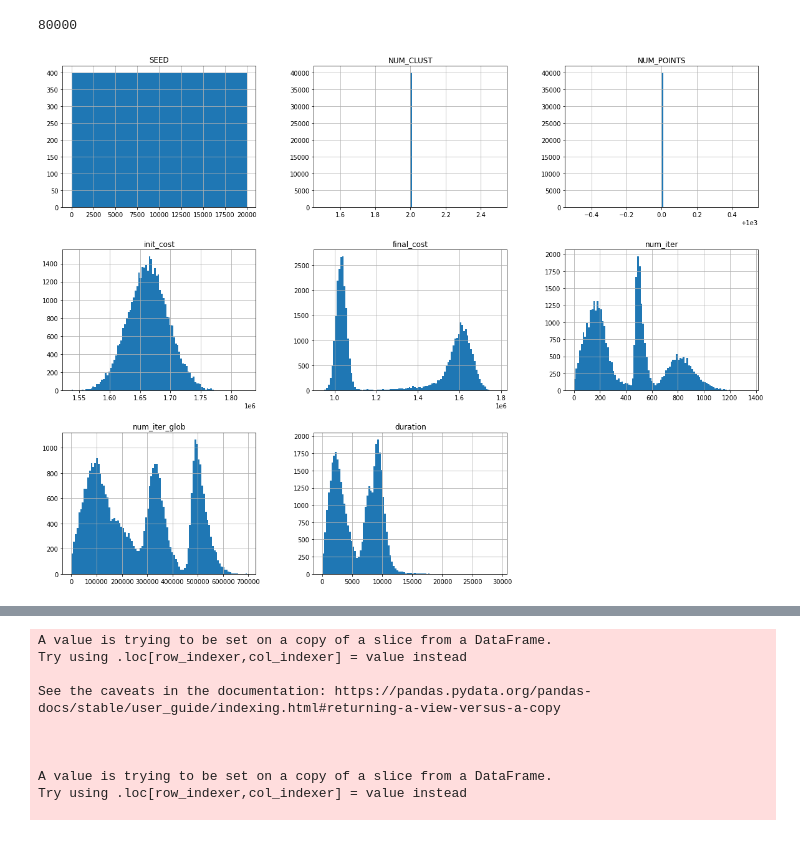
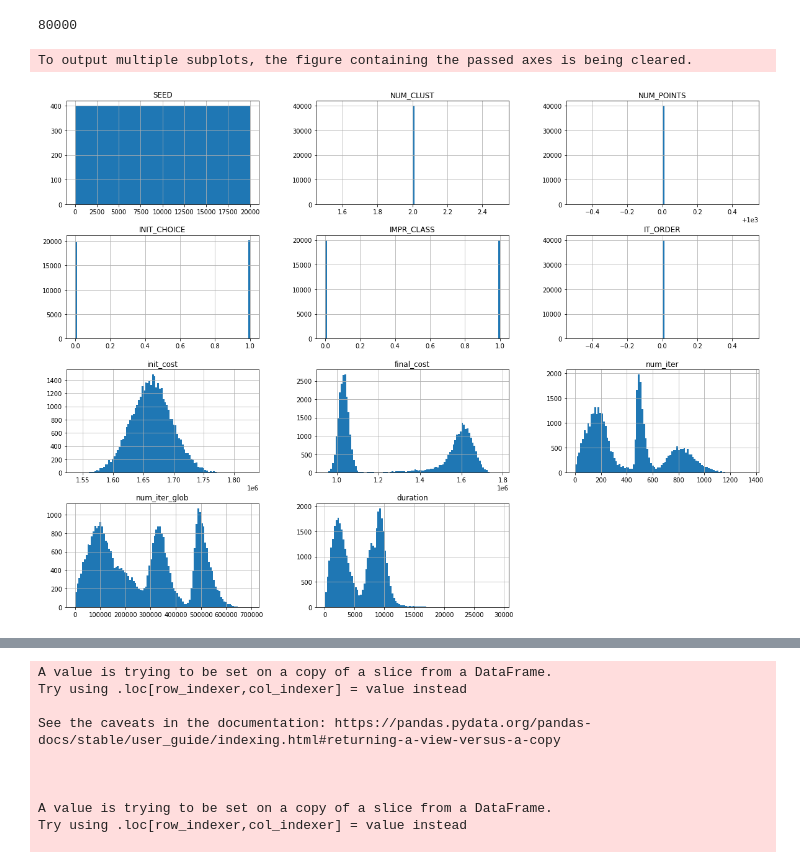
Before and after one commit to Rob174/MaitriseClustering, a Jupyter notebook: repr_partitions_cluster/experiments/statistics_dataset.ipynb, the cells around one changed output, grey strips where cells are left out. Saved outputs shown, nothing was run; the diff lists cells and outputs as text; code cells hidden in the pictures.

```diff
--- a/repr_partitions_cluster/experiments/statistics_dataset.ipynb
+++ b/repr_partitions_cluster/experiments/statistics_dataset.ipynb
@@ -44,13 +44,14 @@ print(len(df["SEED"].unique()))
 # %% [output]
 80000
 # %%
-df_sel = df.query("NUM_CLUST == 2")
+df_sel = df_number.query("NUM_CLUST == 2")
 fig = plt.figure(figsize = (20,15))
 ax = fig.gca()
 df_sel.hist(bins=100,ax=ax)
 fig.savefig(str(dataset_path.parent.parent / './images/dataset_stats.jpg'))
 # %% [output]
+To output multiple subplots, the figure containing the passed axes is being cleared.
-[figure, old version]
+[figure, new version]
 # %%
 
 df["category"] = df["IMPR_CLASS"].astype(str)+"_"+df["INIT_CHOICE"].astype(str)
```
Also changed, not shown: 3 other files.
